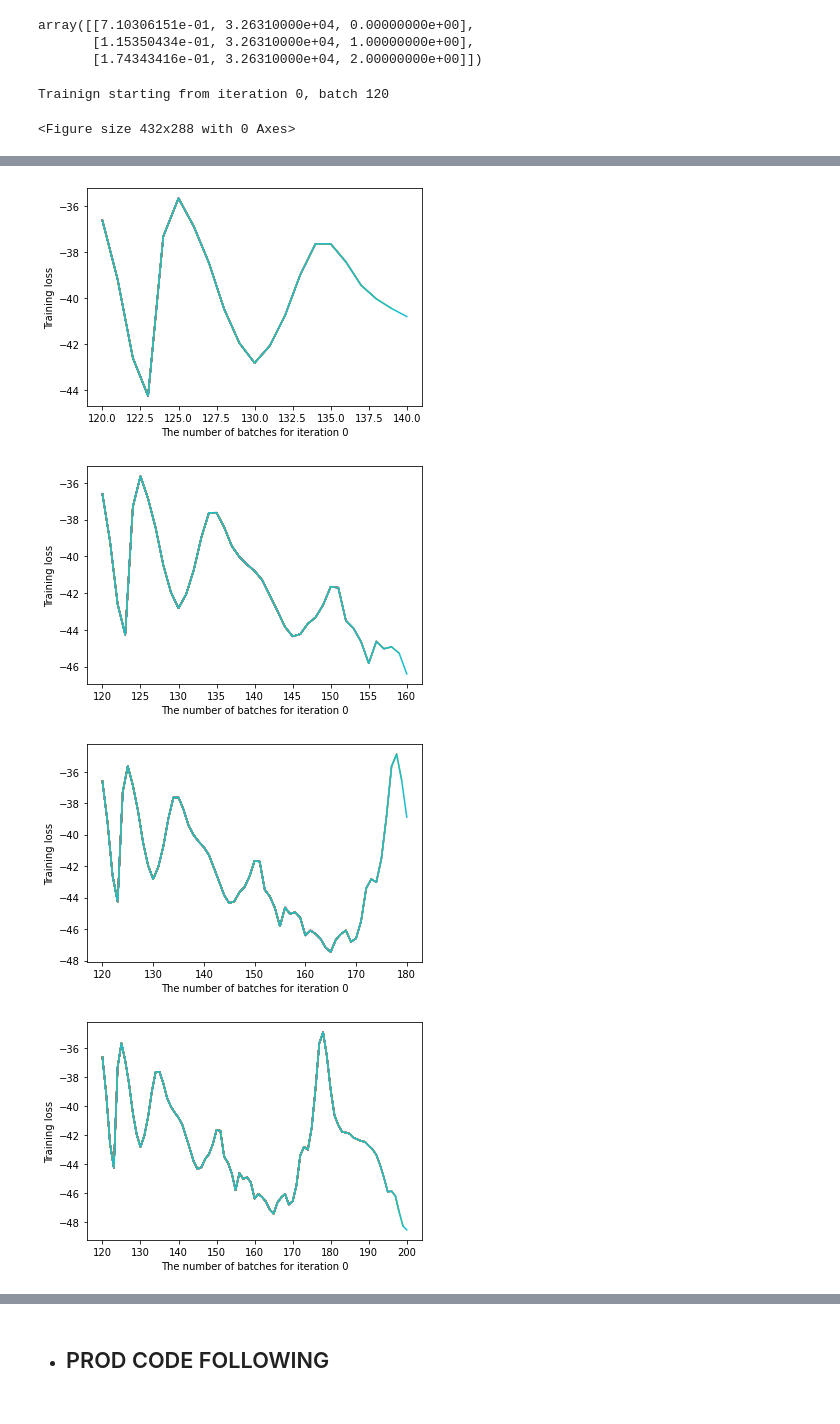
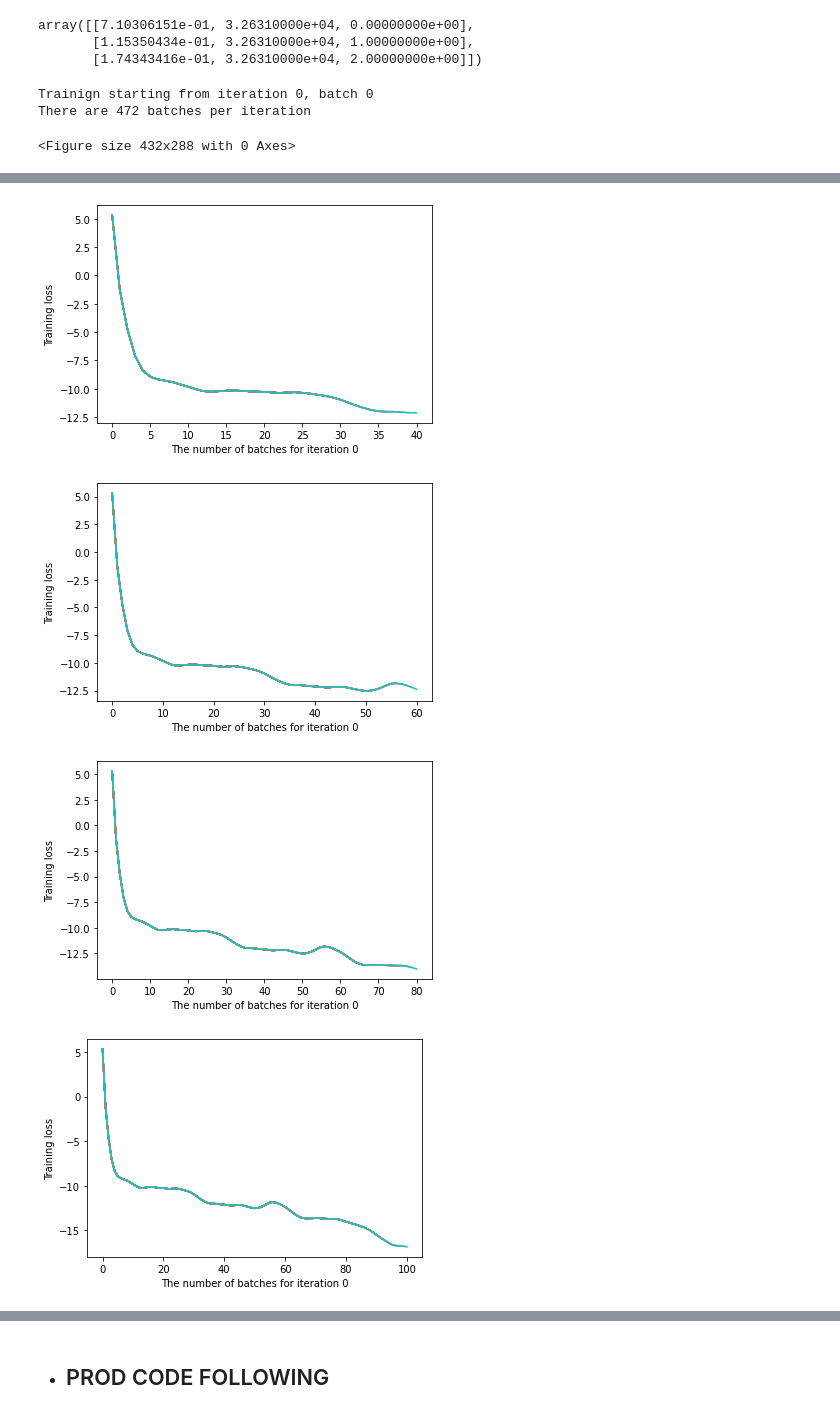
Before and after one commit to RobbenRibery/TimeSeries-Probalistic-TopDown-Drichilet, a Jupyter notebook: notebook/feature_generation_training.ipynb, the cells around one changed output, grey strips where cells are left out. Cells and saved outputs as stored; diff of their text form; code cells hidden in the pictures.

Commit message:
added batch norm mitigated the gradient issue, [1,0,0] edxplode the loss

```diff
--- a/notebook/feature_generation_training.ipynb
+++ b/notebook/feature_generation_training.ipynb
@@ -398,7 +398,8 @@ target_len = Forward
 batch_size = 4
 l_r = 0.00079
 # %%
-model = proption_model.train_model(p_model, input_tensor, target_tensor, n_epochs, target_len, batch_size, l_r,)
+model, iter_losses = proption_model.train_model(p_model, input_tensor, target_tensor, n_epochs, target_len, batch_size, l_r,)
 # %% [output]
-Trainign starting from iteration 0, batch 120
+Trainign starting from iteration 0, batch 0
+There are 472 batches per iteration
 <Figure size 432x288 with 0 Axes>
@@ -406,4 +407,4 @@ Trainign starting from iteration 0, batch 120
-[figure, old version]
+[figure, new version]
-[figure, old version]
+[figure, new version]
-[figure, old version]
+[figure, new version]
-[figure, old version]
+[figure, new version]
```
Also changed, not shown: parts of 3 cells of this notebook, 19 other files.
